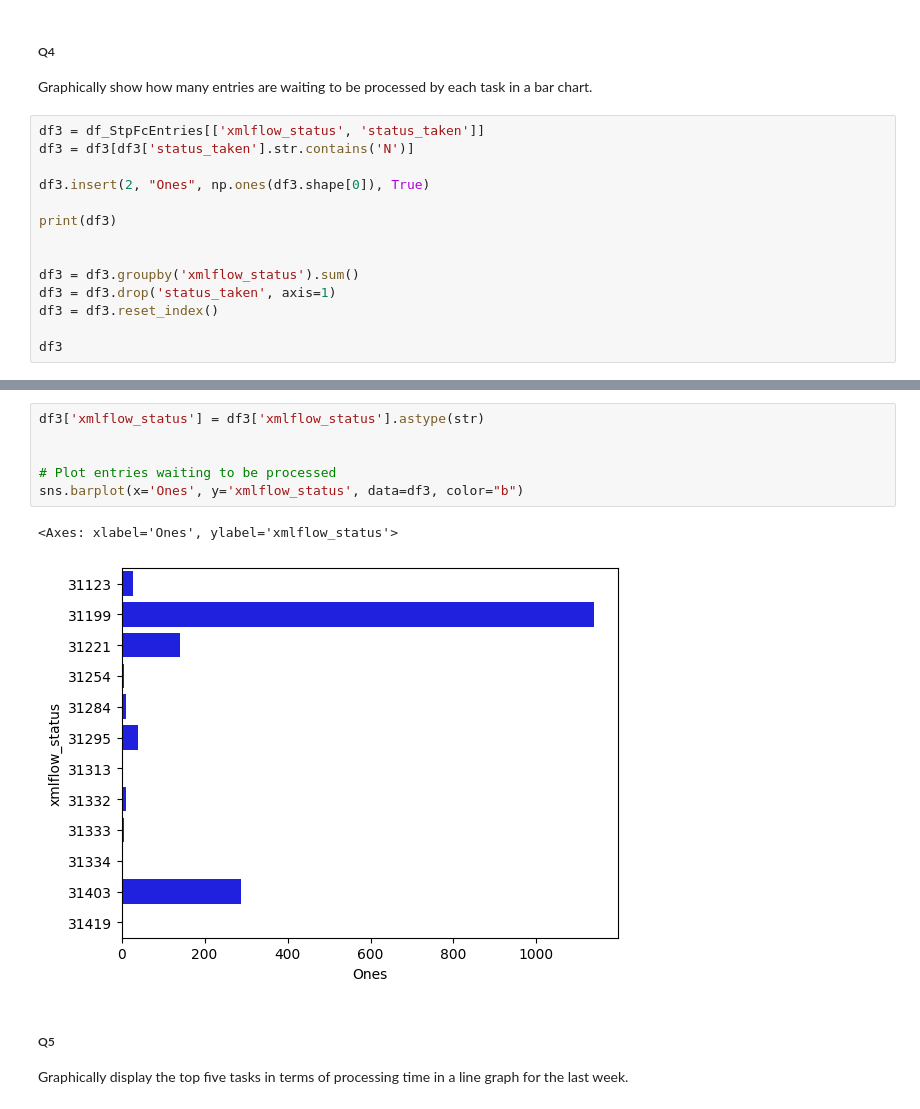
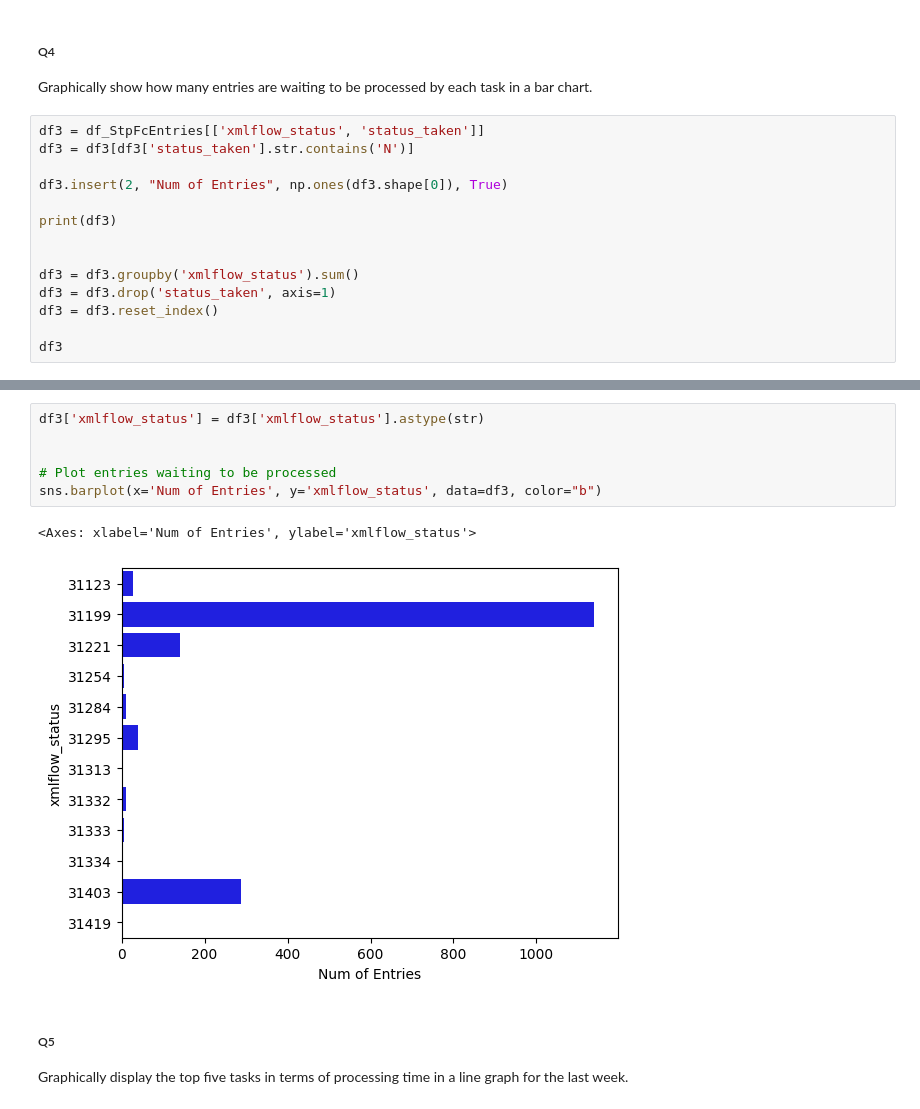
Before and after one commit to ash-111/Technical-Assignment---April-5, a Jupyter notebook: Code_v3.ipynb, the cells around one changed output, grey strips where cells are left out. Drawn from its saved outputs; the diff is of its cells as text.

```diff
--- a/Code_v3.ipynb
+++ b/Code_v3.ipynb
@@ -430,7 +443,7 @@ Graphically show how many entries are waiting to be processed by each task in a
 df3 = df_StpFcEntries[['xmlflow_status', 'status_taken']]
 df3 = df3[df3['status_taken'].str.contains('N')]
 
-df3.insert(2, "Ones", np.ones(df3.shape[0]), True)
+df3.insert(2, "Num of Entries", np.ones(df3.shape[0]), True)
 
 print(df3)
 
@@ -471,12 +484,12 @@ df3
 # %%
 df3['xmlflow_status'] = df3['xmlflow_status'].astype(str)
 
 
 # Plot entries waiting to be processed
-sns.barplot(x='Ones', y='xmlflow_status', data=df3, color="b")
+sns.barplot(x='Num of Entries', y='xmlflow_status', data=df3, color="b")
 # %% [output]
-<Axes: xlabel='Ones', ylabel='xmlflow_status'>
+<Axes: xlabel='Num of Entries', ylabel='xmlflow_status'>
-[figure, old version]
+[figure, new version]
 # %% [markdown]
 ##### Q5
 
```
Also changed, not shown: parts of 14 cells of this notebook, 7 other files.
